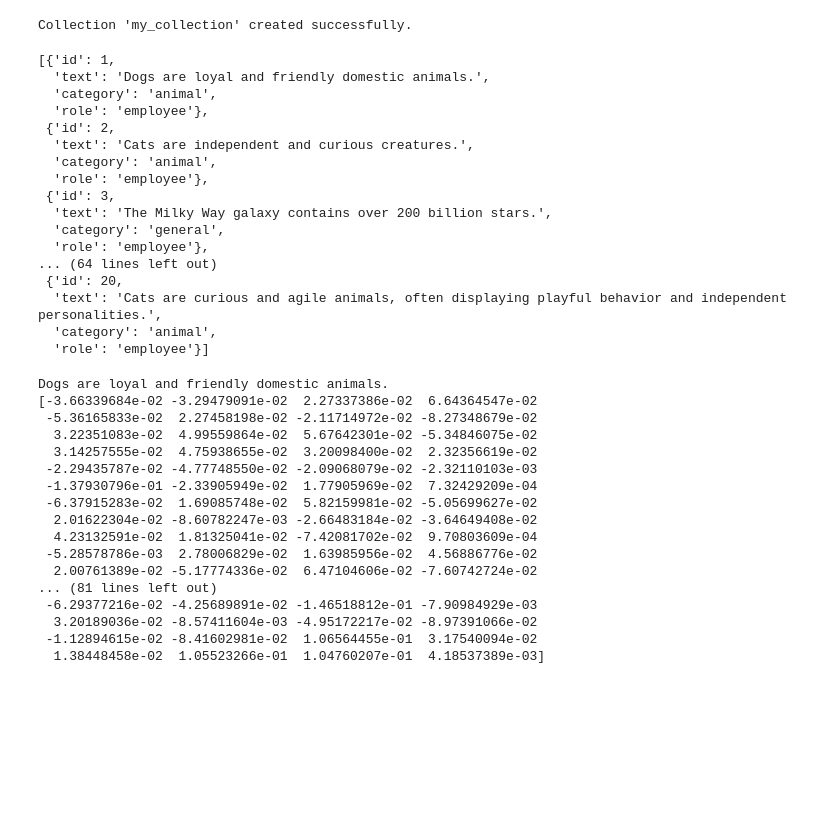
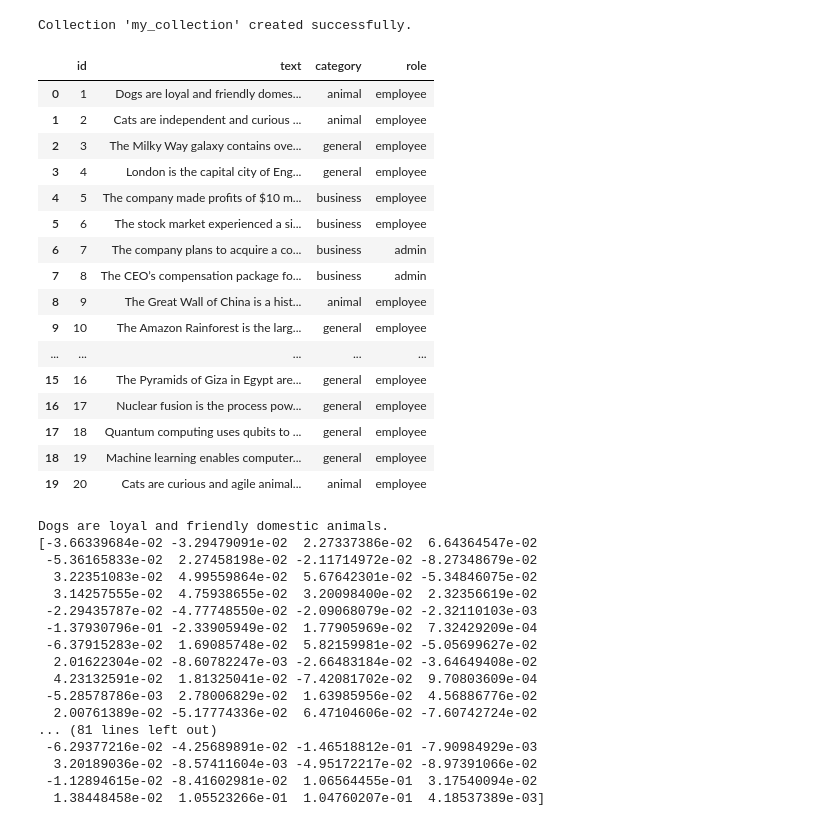
Before and after one commit to saquibmohiuddin/ai-engineering, a Jupyter notebook: notebooks_resources/session_3/3_3_qdrant_filterops_me.ipynb, the cells around one changed output. Cells and saved outputs as stored; diff of their text form; code cells hidden in the pictures; blank space fills up the shorter version.

```diff
--- a/notebooks_resources/session_3/3_3_qdrant_filterops_me.ipynb
+++ b/notebooks_resources/session_3/3_3_qdrant_filterops_me.ipynb
@@ -101,25 +102,26 @@ for i, doc in enumerate(docs):
         "role": role
     })
 # %%
-documents
+import pandas as pd
+pd.DataFrame(documents)
 # %% [output]
-[{'id': 1,
-  'text': 'Dogs are loyal and friendly domestic animals.',
-  'category': 'animal',
-  'role': 'employee'},
- {'id': 2,
-  'text': 'Cats are independent and curious creatures.',
-  'category': 'animal',
-  'role': 'employee'},
- {'id': 3,
-  'text': 'The Milky Way galaxy contains over 200 billion stars.',
-  'category': 'general',
-  'role': 'employee'},
-... (64 lines left out)
- {'id': 20,
-  'text': 'Cats are curious and agile animals, often displaying playful behavior and independent personalities.',
-  'category': 'animal',
-  'role': 'employee'}]
+|  | id | text | category | role |
+| 0 | 1 | Dogs are loyal and friendly domes... | animal | employee |
+| 1 | 2 | Cats are independent and curious ... | animal | employee |
+| 2 | 3 | The Milky Way galaxy contains ove... | general | employee |
+| 3 | 4 | London is the capital city of Eng... | general | employee |
+| 4 | 5 | The company made profits of $10 m... | business | employee |
+| 5 | 6 | The stock market experienced a si... | business | employee |
+| 6 | 7 | The company plans to acquire a co... | business | admin |
+| 7 | 8 | The CEO’s compensation package fo... | business | admin |
+| 8 | 9 | The Great Wall of China is a hist... | animal | employee |
+| 9 | 10 | The Amazon Rainforest is the larg... | general | employee |
+| ... | ... | ... | ... | ... |
+| 15 | 16 | The Pyramids of Giza in Egypt are... | general | employee |
+| 16 | 17 | Nuclear fusion is the process pow... | general | employee |
+| 17 | 18 | Quantum computing uses qubits to ... | general | employee |
+| 18 | 19 | Machine learning enables computer... | general | employee |
+| 19 | 20 | Cats are curious and agile animal... | animal | employee |
 # %%
 texts    = [doc["text"] for doc in documents]
 vectors  = model.encode(texts)
```
Also changed, not shown: parts of 3 cells of this notebook, 4 other files.
